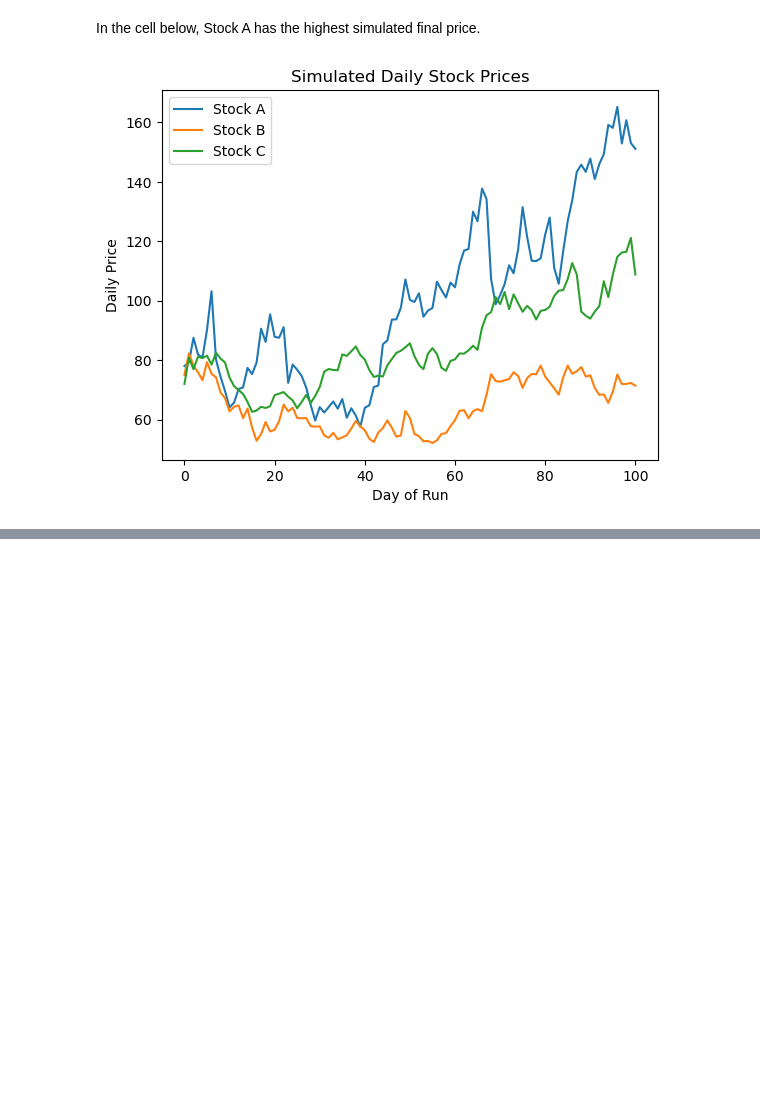
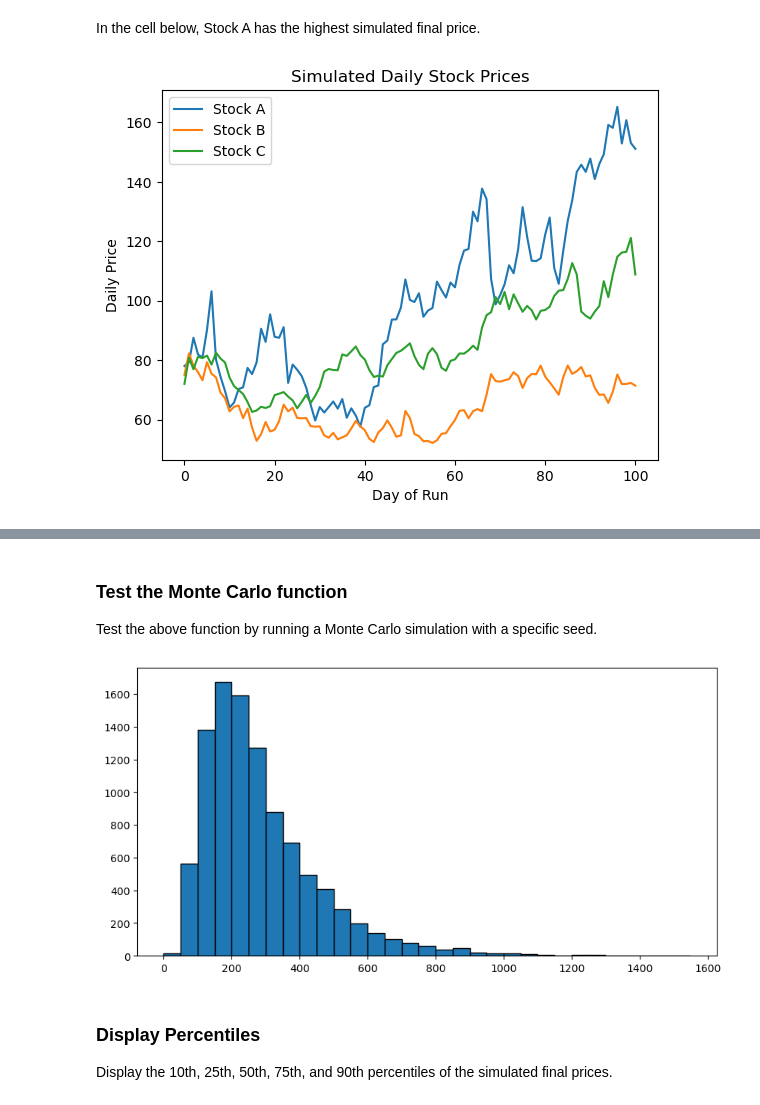
Before and after one commit to slylockfox/Maryville-DSCI-503-2, a Jupyter notebook: Project_02_Snyder.ipynb, the cells around one changed output, grey strips where cells are left out. Saved outputs shown, nothing was run; the diff lists cells and outputs as text; code cells hidden in the pictures; blank space fills up the shorter version.

```diff
--- a/Project_02_Snyder.ipynb
+++ b/Project_02_Snyder.ipynb
@@ -138,0 +159,38 @@ plt.show()
+# %%
+def monte_carlo(start, rate, vol, days, num_runs):
+    """ The function uses a loop to generate a number of simulated stock runs equal to num_runs.
+    """
+    final_prices = []
+    annual_yields = []
+    for i in range(0, num_runs-1):
+        # Simulate a run using the supplied parameters. Store the resulting array in a variable.
+        run = simulate_stock (start=start, rate=rate, vol=vol, days=days)
+
+        # Determine the final simulated price of the stock and append it into a list called final_prices.
+        final_prices.append(run[-1])
+
+        # Determine the annual yield for the simulated run and append it into a list called annual_yields.
+        annual_yields.append(find_yield(run))
+
+    # When the loop is done executing, convert the two lists you have constructed to numpy arrays and return both of them.
+    return np.array(final_prices), np.array(annual_yields)
+# %% [markdown]
+### Test the Monte Carlo function
+Test the above function by running a Monte Carlo simulation with a specific seed.
+# %%
+# Set a seed of 1
+np.random.seed(1)
+# run a Monte Carlo simulation consisting of 10,000 simulated runs for a stock with a current price of 200,
+# expected annual return of 10%, and a volatility of 0.4. Each run should be over a period of 500 days.
+mc_final_prices, mc_annual_yields = monte_carlo(200, 0.1, 0.4, 500, 10000)
+
+# Create a histogram of the final prices. Use bins=np.arange(0, 1600, 50), and set the edgecolor to black.
+# Set the size of the figure to be [10,5].
+plt.figure(figsize=[10,5])
+plt.hist(mc_final_prices, edgecolor='black', bins=np.arange(0, 1600, 50))
+plt.show()
+# %% [output]
+[figure, added]
+# %% [markdown]
+### Display Percentiles
+Display the 10th, 25th, 50th, 75th, and 90th percentiles of the simulated final prices.
```
Also changed, not shown: parts of 10 cells of this notebook.
